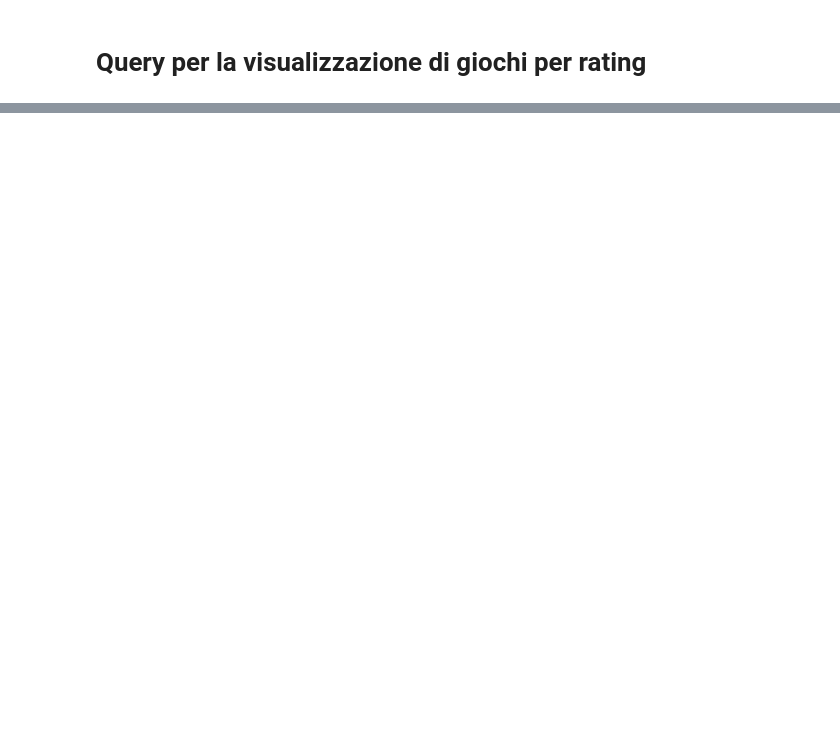
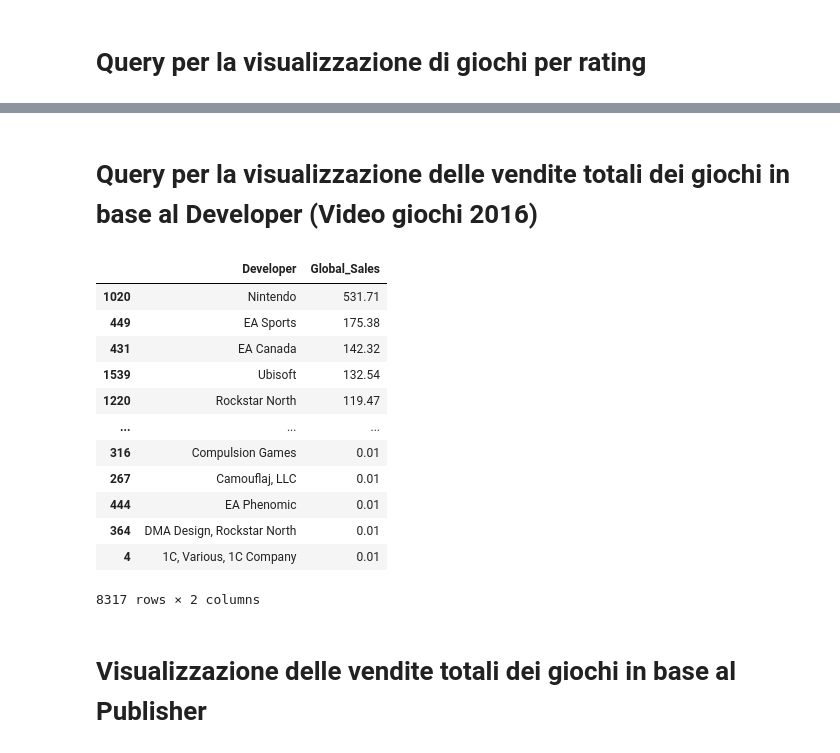
Before and after one commit to Nerone709/KeybladeDB, a Jupyter notebook: notebooks/query_datasets.ipynb, the cells around one changed output, grey strips where cells are left out. Saved outputs shown, nothing was run; the diff lists cells and outputs as text; code cells hidden in the pictures; blank space fills up the shorter version.

```diff
--- a/notebooks/query_datasets.ipynb
+++ b/notebooks/query_datasets.ipynb
@@ -44,0 +97,52 @@ Warzone 2100
+# %% [markdown]
+# Query per la visualizzazione delle vendite totali dei giochi in base al Developer (Video giochi 2016)
+# %%
+# Recupero dei developer distinti
+developers = videogames_2016.distinct("Developer")
+
+# Lista per raccogliere i risultati
+rows = []
+
+# Ciclo sui developer
+for developer in developers:
+    if developer == "Unknown":
+        # Visualizza giochi singoli per Unknown
+        pipeline = [
+            {"$match": {"Developer": "Unknown"}},
+            {"$project": {"Developer": 1,"Global_Sales": 1, "_id": 0}}
+        ]
+        result = list(videogames_2016.aggregate(pipeline))
+        rows.extend(result)
+    else:
+        # Somma le vendite per gli altri developer
+        pipeline = [
+            {"$match": {"Developer": developer}},
+            {"$group": {
+                "_id": "$Developer",
+                "Global_Sales": {"$sum": "$Global_Sales"}
+            }}
+        ]
+        result = list(videogames_2016.aggregate(pipeline))
+        if result:
+            rows.append({"Developer": developer, "Global_Sales": result[0]["Global_Sales"]})
+        else:
+            rows.append({"Developer": developer,"Global_Sales": 0})
+
+# Creazione del DataFrame
+sales_df = pd.DataFrame(rows)
+# %% [output]
+|  | Developer | Global_Sales |
+| 1020 | Nintendo | 531.71 |
+| 449 | EA Sports | 175.38 |
+| 431 | EA Canada | 142.32 |
+| 1539 | Ubisoft | 132.54 |
+| 1220 | Rockstar North | 119.47 |
+| ... | ... | ... |
+| 316 | Compulsion Games | 0.01 |
+| 267 | Camouflaj, LLC | 0.01 |
+| 444 | EA Phenomic | 0.01 |
+| 364 | DMA Design, Rockstar North | 0.01 |
+| 4 | 1C, Various, 1C Company | 0.01 |
+8317 rows × 2 columns
+# %% [markdown]
+# Visualizzazione delle vendite totali dei giochi in base al Publisher
```
Also changed, not shown: parts of 15 cells of this notebook.
